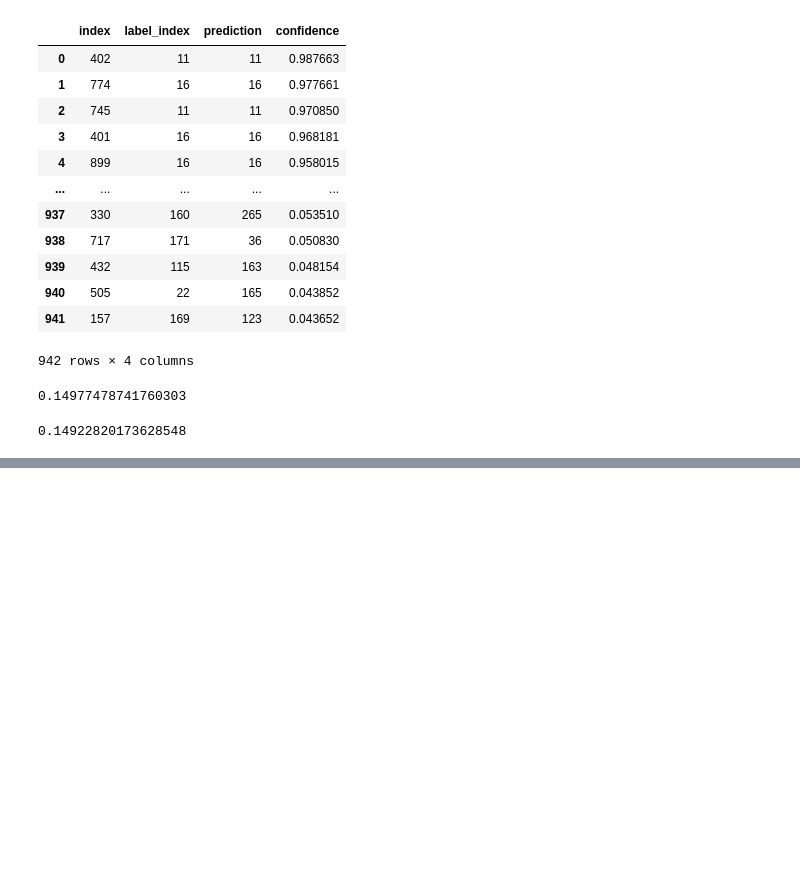
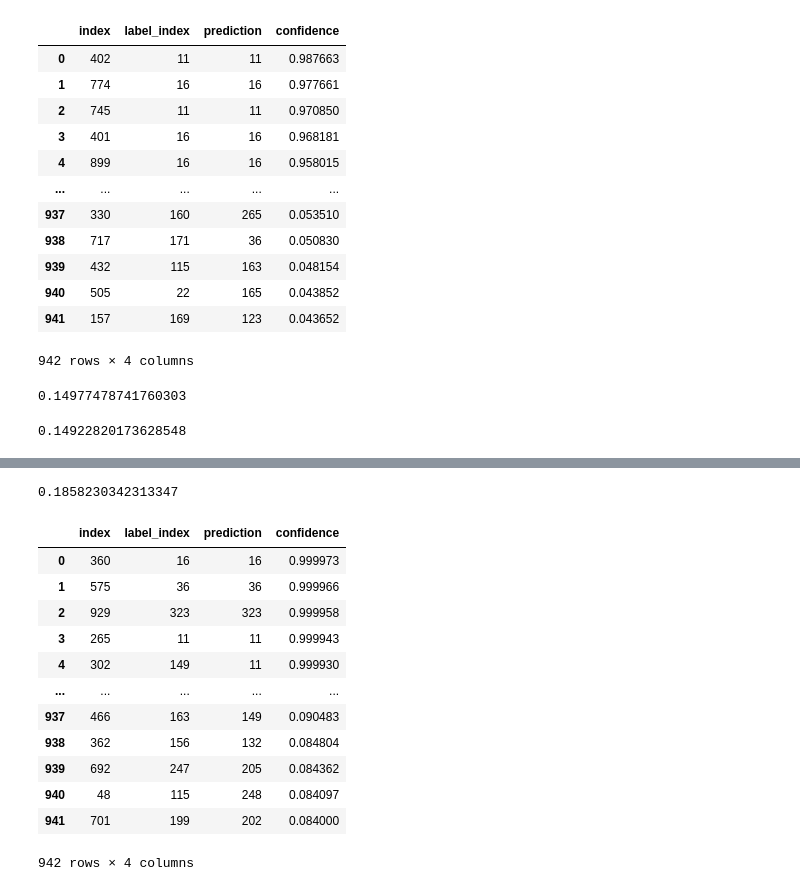
Before and after one commit to davidpetrov/Google-Landmark-Recognition-2021, a Jupyter notebook: data-exploration-2.ipynb, the cells around one changed output, grey strips where cells are left out. Drawn from its saved outputs; the diff is of its cells as text; code cells hidden in the pictures; blank space fills up the shorter version.

```diff
--- a/data-exploration-2.ipynb
+++ b/data-exploration-2.ipynb
@@ -517,9 +517,7 @@ for epoch in range(num_epochs):
     print(f'Epoch {epoch+1}/{num_epochs}, Loss: {epoch_loss:.4f}')
 
     model.eval()
-    correct = 0
-    total = 0
-
+    running_loss = 0.0
     with torch.no_grad():
         for images, labels in val_dataloader:
             images, labels = images.to(device), labels.to(device)
@@ -691,0 +728,5 @@ global_average_precision_score(dict_true, dict_pred)
+# %%
+# Initialize new model
+num_labels = len(train_df['landmark_id'].unique())
+model = VisionTransformer(num_labels)
+model.to(device)
@@ -691,0 +786,5 @@ global_average_precision_score(dict_true, dict_pred)
+# %%
+new_model_for_load_test = VisionTransformer(num_labels)
+state_dict = torch.load("models/transformer-5-epochs-65-size-128-batch-size-bad-40-epochs")
+new_model_for_load_test.load_state_dict(state_dict)
+new_model_for_load_test.to(device)
@@ -691,0 +809,22 @@ global_average_precision_score(dict_true, dict_pred)
+# %%
+gap_score_loaded_model, df_with_confidence_loaded_model = calculate_gap(new_model_for_load_test, val_dataloader, unique_classes_train, device)
+# %%
+gap_score_loaded_model
+# %% [output]
+0.1858230342313347
+# %%
+df_with_confidence_loaded_model
+# %% [output]
+|  | index | label_index | prediction | confidence |
+| 0 | 360 | 16 | 16 | 0.999973 |
+| 1 | 575 | 36 | 36 | 0.999966 |
+| 2 | 929 | 323 | 323 | 0.999958 |
+| 3 | 265 | 11 | 11 | 0.999943 |
+| 4 | 302 | 149 | 11 | 0.999930 |
+| ... | ... | ... | ... | ... |
+| 937 | 466 | 163 | 149 | 0.090483 |
+| 938 | 362 | 156 | 132 | 0.084804 |
+| 939 | 692 | 247 | 205 | 0.084362 |
+| 940 | 48 | 115 | 248 | 0.084097 |
+| 941 | 701 | 199 | 202 | 0.084000 |
+942 rows × 4 columns
```
Also changed, not shown: parts of 14 cells of this notebook.
